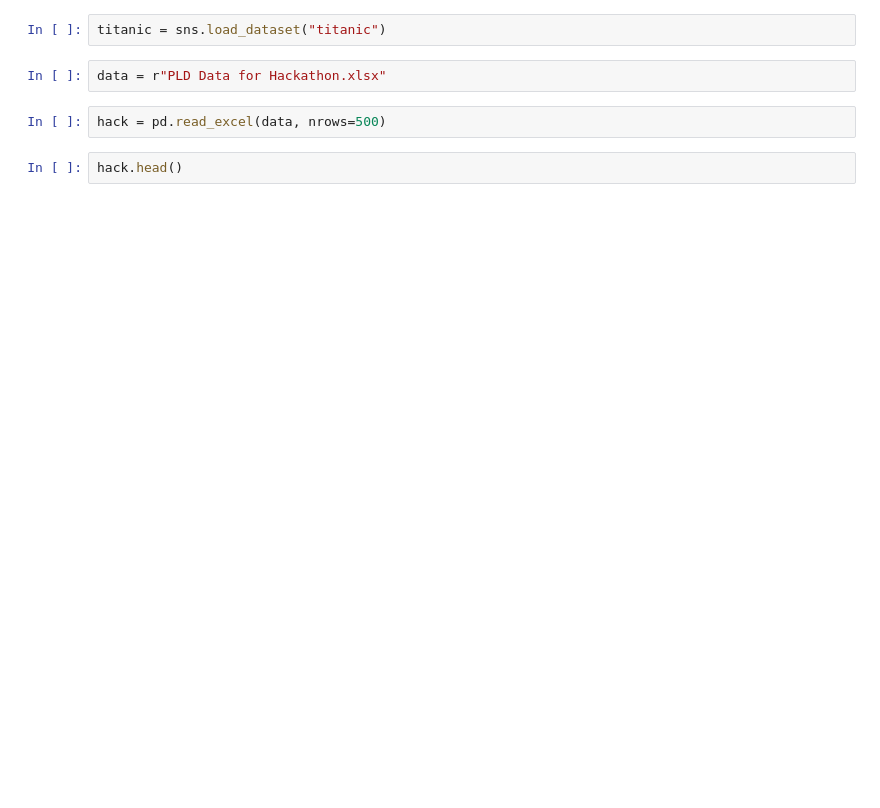
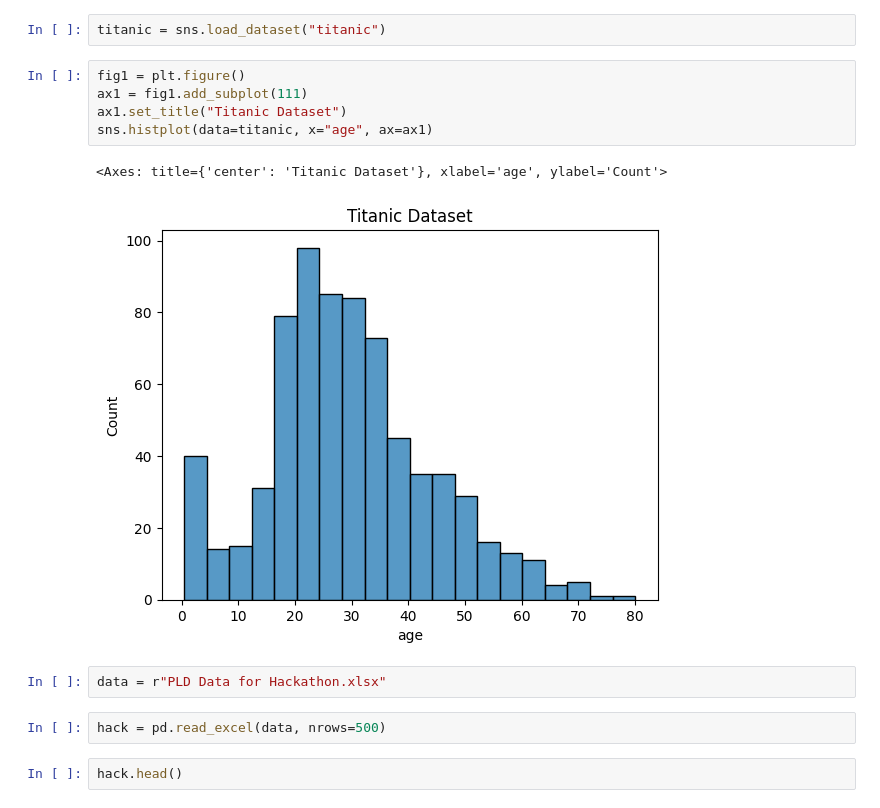
Before and after one commit to jerryola1/PlotSenseAI, a Jupyter notebook: test.ipynb, the cells around one changed output. Drawn from its saved outputs; the diff is of its cells as text; blank space fills up the shorter version.

```diff
--- a/test.ipynb
+++ b/test.ipynb
@@ -15,5 +33,13 @@ sns.get_dataset_names()
 # %%
 titanic = sns.load_dataset("titanic")
+# %%
+fig1 = plt.figure()
+ax1 = fig1.add_subplot(111)
+ax1.set_title("Titanic Dataset")
+sns.histplot(data=titanic, x="age", ax=ax1)
+# %% [output]
+<Axes: title={'center': 'Titanic Dataset'}, xlabel='age', ylabel='Count'>
+[figure, added]
 # %%
 data = r"PLD Data for Hackathon.xlsx"
 # %%
```
Also changed, not shown: parts of 7 cells of this notebook.
